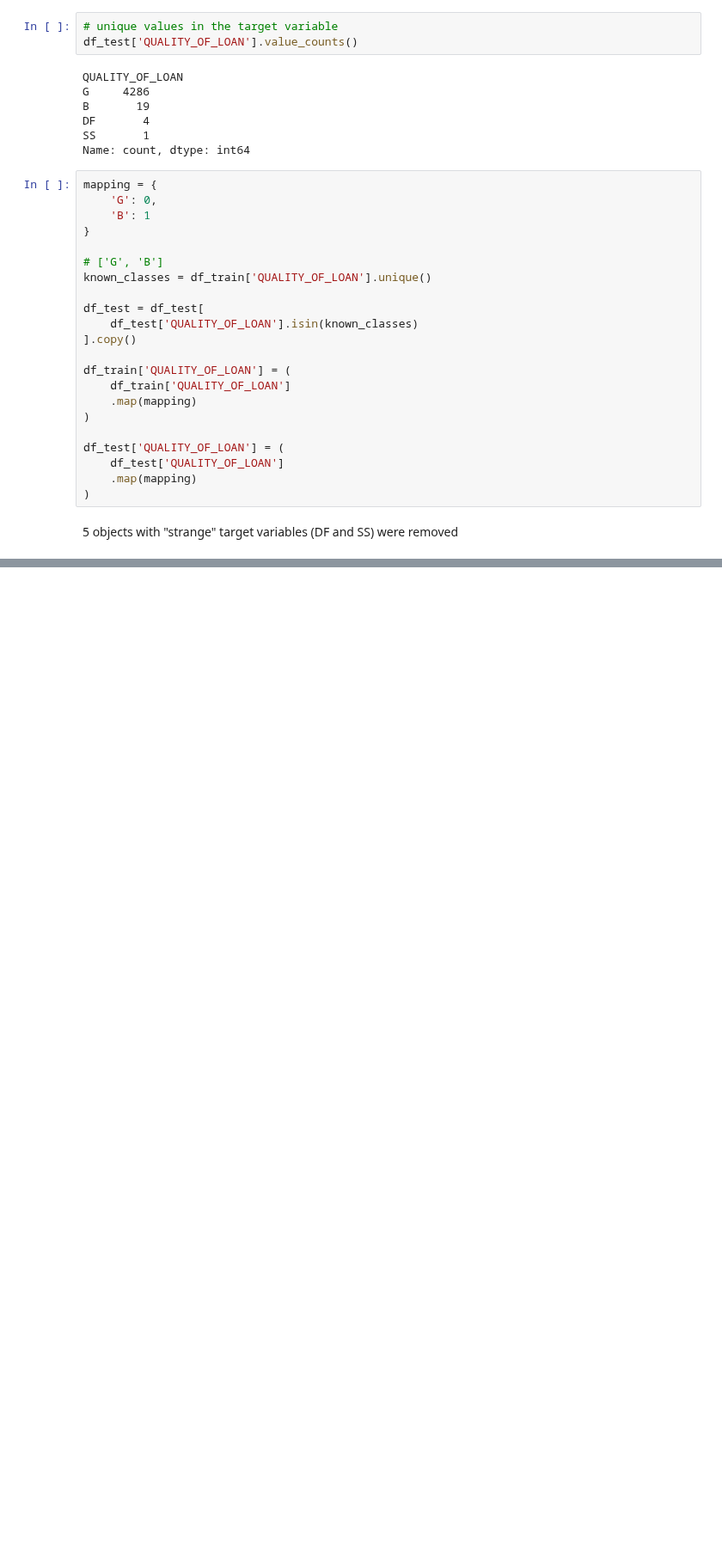
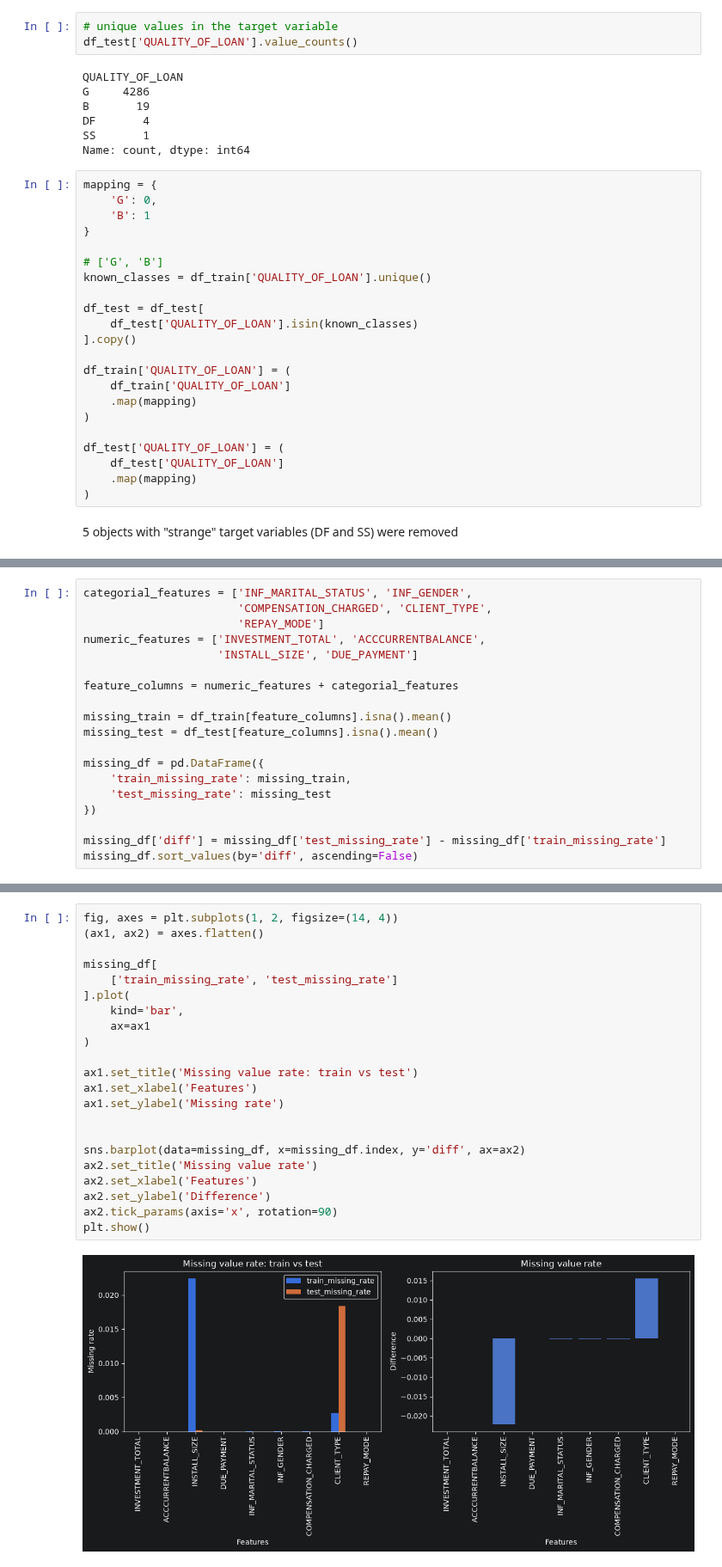
Before and after one commit to blbl-blbl/kaggle-Credit-Risk-Dataset, a Jupyter notebook: notebooks/03_drift_analysis.ipynb, the cells around one changed output, grey strips where cells are left out. Shown at 86% size. Drawn from its saved outputs; the diff is of its cells as text; blank space fills up the shorter version.

```diff
--- a/notebooks/03_drift_analysis.ipynb
+++ b/notebooks/03_drift_analysis.ipynb
@@ -67,0 +114,19 @@ df_test['QUALITY_OF_LOAN'] = (
+# %%
+categorial_features = ['INF_MARITAL_STATUS', 'INF_GENDER',
+                       'COMPENSATION_CHARGED', 'CLIENT_TYPE',
+                       'REPAY_MODE']
+numeric_features = ['INVESTMENT_TOTAL', 'ACCCURRENTBALANCE',
+                    'INSTALL_SIZE', 'DUE_PAYMENT']
+
+feature_columns = numeric_features + categorial_features
+
+missing_train = df_train[feature_columns].isna().mean()
+missing_test = df_test[feature_columns].isna().mean()
+
+missing_df = pd.DataFrame({
+    'train_missing_rate': missing_train,
+    'test_missing_rate': missing_test
+})
+
+missing_df['diff'] = missing_df['test_missing_rate'] - missing_df['train_missing_rate']
+missing_df.sort_values(by='diff', ascending=False)
@@ -67,0 +144,24 @@ df_test['QUALITY_OF_LOAN'] = (
+# %%
+fig, axes = plt.subplots(1, 2, figsize=(14, 4))
+(ax1, ax2) = axes.flatten()
+
+missing_df[
+    ['train_missing_rate', 'test_missing_rate']
+].plot(
+    kind='bar',
+    ax=ax1
+)
+
+ax1.set_title('Missing value rate: train vs test')
+ax1.set_xlabel('Features')
+ax1.set_ylabel('Missing rate')
+
+
+sns.barplot(data=missing_df, x=missing_df.index, y='diff', ax=ax2)
+ax2.set_title('Missing value rate')
+ax2.set_xlabel('Features')
+ax2.set_ylabel('Difference')
+ax2.tick_params(axis='x', rotation=90)
+plt.show()
+# %% [output]
+[figure, added]
```
Also changed, not shown: parts of 6 cells of this notebook.
